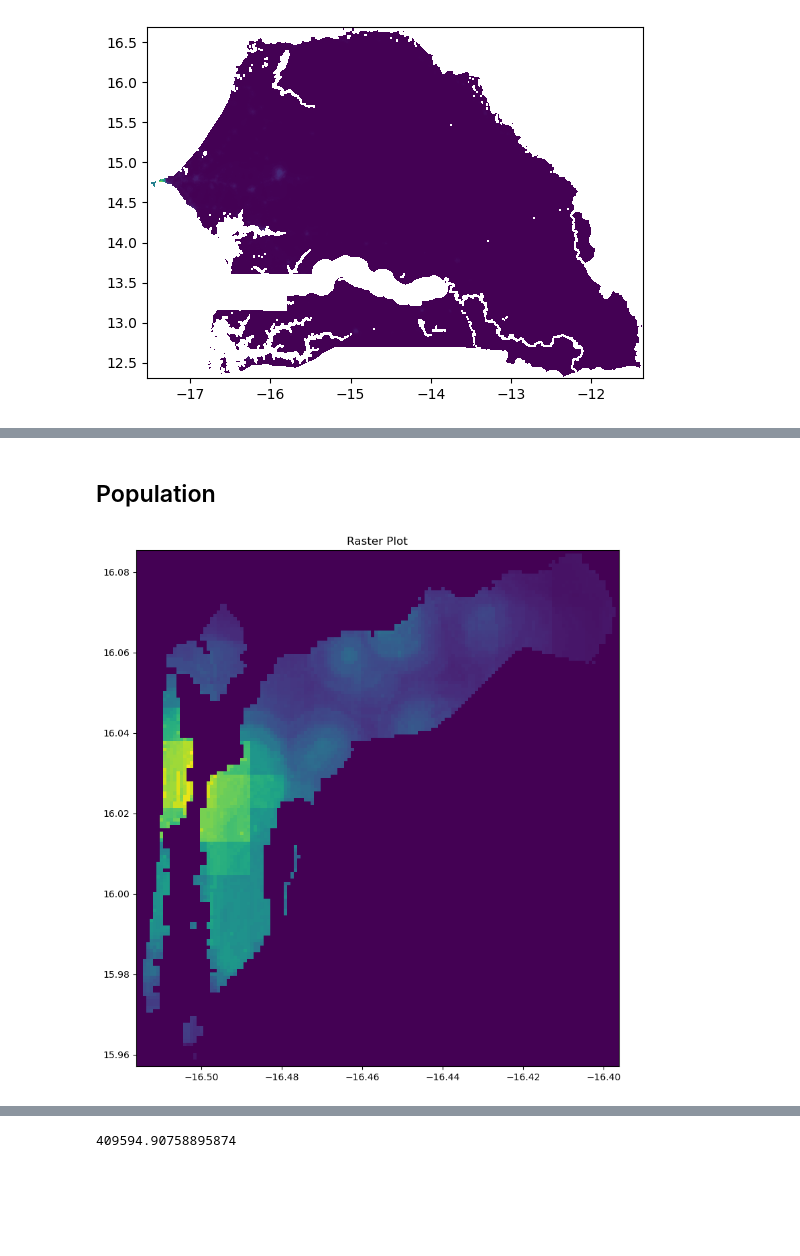
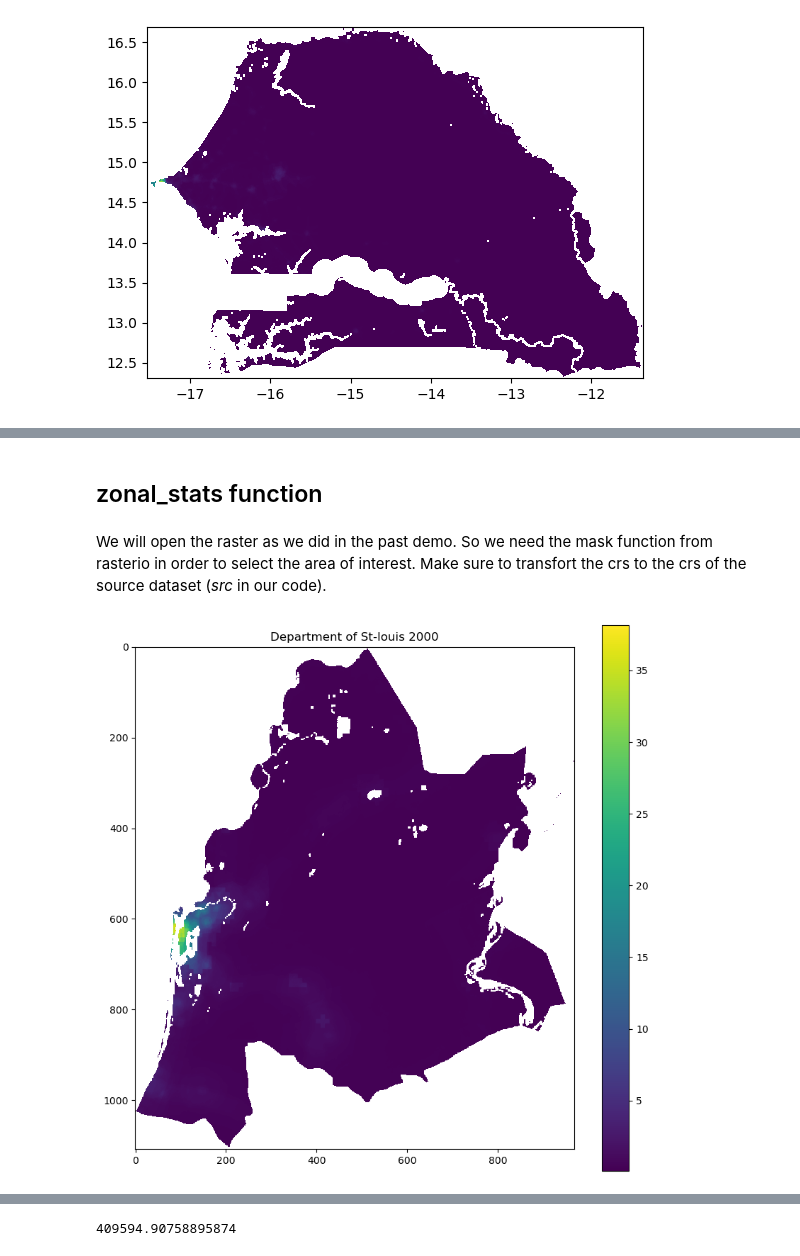
Before and after one commit to salgadox/planif-urbaine-sud, a Jupyter notebook: planif_urbaine_sud/notebooks/demo_sem3_2.ipynb, the cells around one changed output, grey strips where cells are left out. Cells and saved outputs as stored; diff of their text form; code cells hidden in the pictures; blank space fills up the shorter version.

Commit message:
feat: added lastest demo week 3

```diff
--- a/planif_urbaine_sud/notebooks/demo_sem3_2.ipynb
+++ b/planif_urbaine_sud/notebooks/demo_sem3_2.ipynb
@@ -15,0 +39,2 @@ import numpy as np
+# %%
+raster_filepath = "../data/sen_ppp_2000.tiff"
@@ -16,5 +54,4 @@ import numpy as np
 # %%
-raster_filepath = "../data/sen_ppp_2006.tiff"
 with rasterio.open(raster_filepath) as dataset:
     show(dataset)
 # %% [output]
@@ -26,18 +73,20 @@ region_gdf = ox.features_from_place("Département de Saint-Louis", tags={"admin_
 region_gdf.explore()
 # %% [output]
 [interactive output not drawn]
-# %% [markdown]
-##  Population
+# %% [markdown]
+## zonal_stats function
+# %% [markdown]
+We will open the raster as we did in the past demo.
+So we need the mask function from rasterio in order to select the area of interest. Make sure to transfort the crs to the crs of the source dataset (*src* in our code).
 # %%
-# Open the downloaded raster file using rasterio
-
-# xmin, ymin, xmax, ymax = ox.geocode_to_gdf(city_aoi).to_crs(dataset.crs).total_bounds
-with rasterio.open(raster_filepath) as dataset:
+with rasterio.open(raster_filepath) as src:
     fig, ax = plt.subplots(figsize=(10, 10))
-    img, tr = mask.mask(dataset, ox.geocode_to_gdf("saint louis senegal").to_crs(dataset.crs)["geometry"], crop=True, nodata=0)
-    show(img, ax=ax, cmap='viridis', transform=tr)
-        # plt.imshow(img[0])
-    plt.title('Raster Plot')
+    # region_gdf.to_crs(src.crs) - ensures that the geometries and the raster dataset have the same spatial reference system
+    img, tr = mask.mask(src, region_gdf.to_crs(src.crs)["geometry"], crop=True, nodata=np.nan)
+    #show(img, ax=ax, cmap='viridis', transform=tr)
+    plt.imshow(img[0])
+    plt.colorbar()
+    plt.title('Department of St-louis 2000')
     plt.show()
 # %% [output]
-[figure, old version]
+[figure, new version]
```
Also changed, not shown: parts of 62 cells of this notebook, 7 other files.
